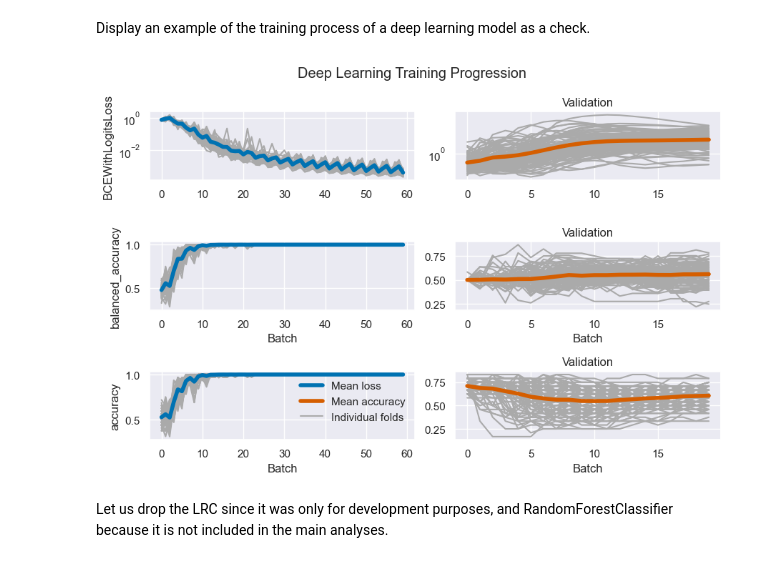
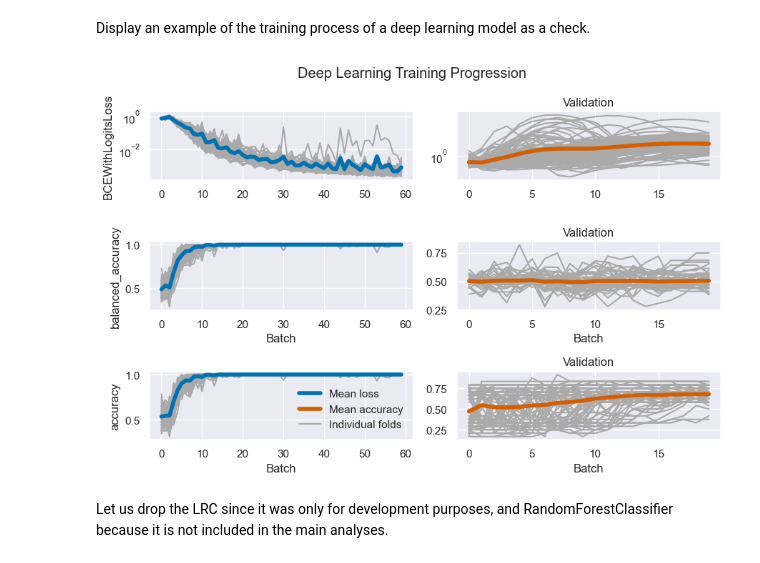
Before and after one commit to DEPREDICT/ENIGMA, a Jupyter notebook: main.ipynb, the cells around one changed output. Saved outputs shown, nothing was run; the diff lists cells and outputs as text; code cells hidden in the pictures.

Commit message:
updates after second round of rebuttals

```diff
--- a/main.ipynb
+++ b/main.ipynb
@@ -1,9 +1,10 @@
 # %%
 from importer import *
+
 sN = slice(None)
 now = datetime.now()
 # results_uid = now.strftime("%Y%m%d-%H%M%S")
-results_uid = '20240418-181259-postRebuttal'
+results_uid = '20240807-135247-postRebuttal2'
 results_dir = get_root(f'results', results_uid)
 figdir = results_dir.append('figures')
 results_file = results_dir.append('result_dict.pkl')
@@ -891,36 +890,37 @@ results_table = results_table.reorder_levels([5, 0, 1, 4, 3, 2, 6])
 Display an example of the training process of a deep learning model as a check.
 # %%
 # Specify which DL result to look at as an deep learning configuration:
-a_dl_res = dl_aggregates['2DT']['dbc_no']['Extremes']['Fold']['ResNet']['is_responder']['wk_2']  # A Deep Learning Result
+a_dl_res = dl_aggregates['2DA']['dbc_no']['Extremes']['Fold']['ResNet']['is_responder'][
+    'wk_2']  # A Deep Learning Result
 # Show it
 lw = 4
 dl_fig, axes = plt.subplots(3, 2, figsize=(9, 6))
 line_colors = colors.blue, colors.orange,
 for u, (partition_name, partition) in enumerate(a_dl_res.items()):
     for v, (metric_name, metric_values) in enumerate(partition.items()):
         # Plot all learning curves
         axes[v, u].plot(metric_values.T, color='#aaa')
         # Plot the mean learning curve
         axes[v, u].plot(metric_values.mean(0), color=line_colors[u], lw=lw)
         axes[v, u].set(
             title=f'{partition_name.capitalize()}' if u else '',
             ylabel=metric_name if not u else None,
             xlabel='Batch' if v else None,
             yscale='log' if 'Log' in metric_name else 'linear',
         )
         # Only draw a legend once
         if not u and v == 2:
             axes[v, u].legend(frameon=False, handles=[
                 Line2D([], [], color=line_colors[0], label='Mean loss', linewidth=lw, ),
                 Line2D([], [], color=line_colors[1], label='Mean accuracy', linewidth=lw, ),
                 Line2D([], [], color='#aaaaaa', label='Individual folds')],
                               )
 dl_fig.suptitle('Deep Learning Training Progression')
 dl_fig.tight_layout()
 dl_fig.savefig(figdir.append(f'dl_training.png'))
 dl_fig.show()
 # %% [output]
-[figure, old version]
+[figure, new version]
 # %% [markdown]
 Let us drop the LRC since it was only for development purposes, and RandomForestClassifier because it is not included in the main analyses.
 # %%
```
Also changed, not shown: parts of 33 cells of this notebook, 44 other files.
